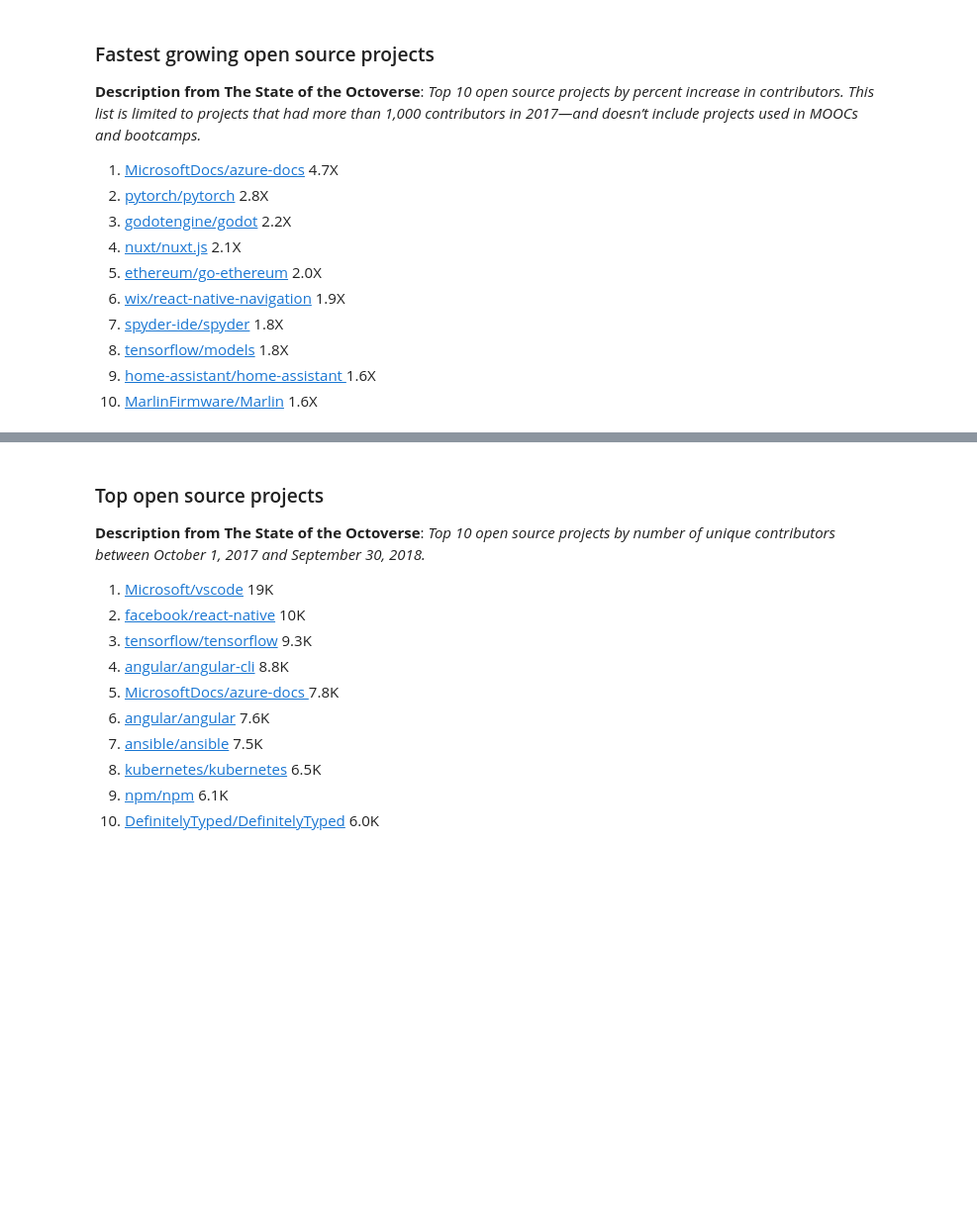
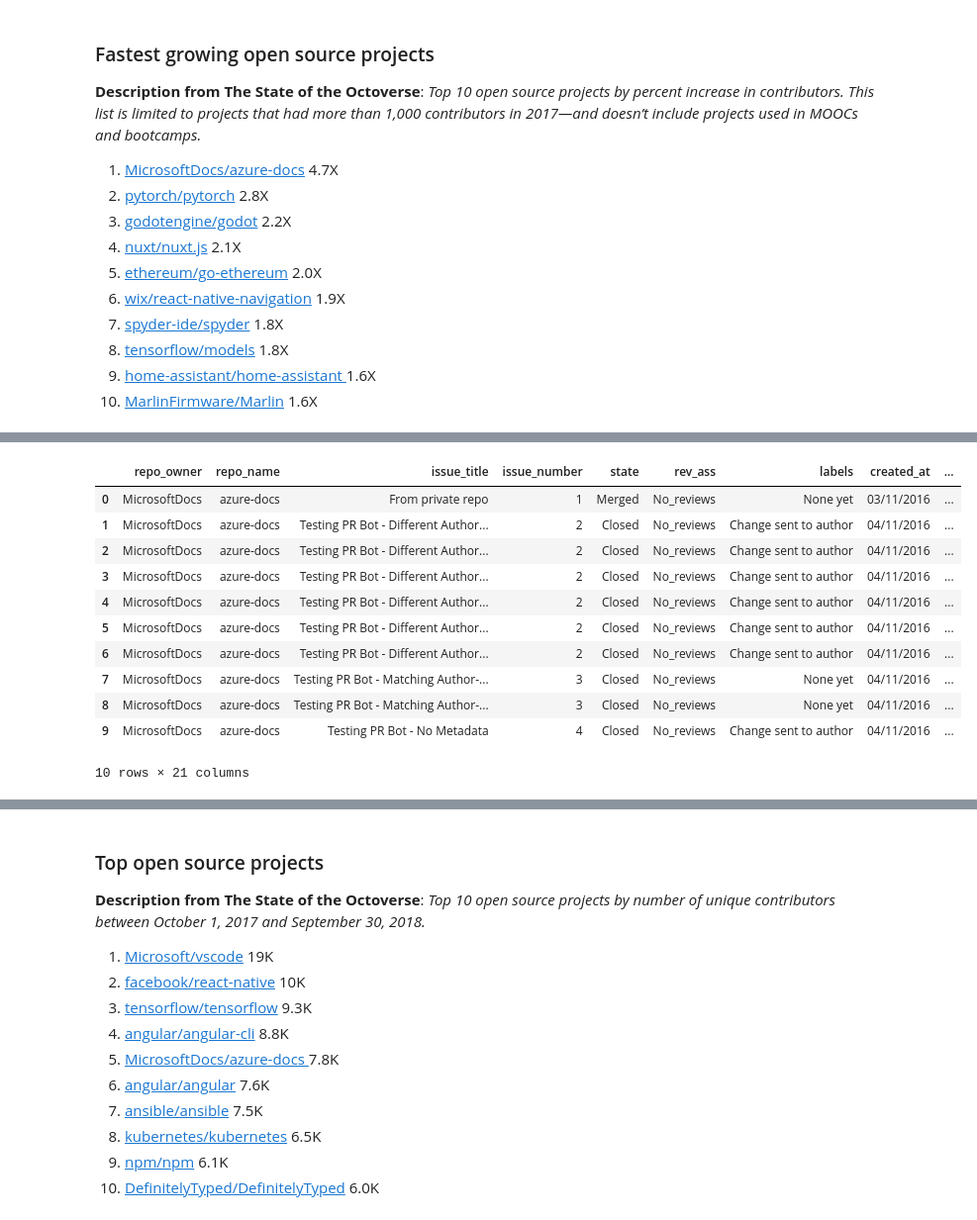
Before and after one commit to actuallyykatie/github-research, a Jupyter notebook: notebooks/preprocessing.ipynb, the cells around one changed output, grey strips where cells are left out. Shown at 99% size. Cells and saved outputs as stored; diff of their text form; code cells hidden in the pictures; blank space fills up the shorter version.

```diff
--- a/notebooks/preprocessing.ipynb
+++ b/notebooks/preprocessing.ipynb
@@ -459,3 +473,18 @@ Wall time: 25.6 s
+# %%
+msaz_c.head(10)
+# %% [output]
+|  | repo_owner | repo_name | issue_title | issue_number | state | rev_ass | labels | created_at | ... |
+| 0 | MicrosoftDocs | azure-docs | From private repo | 1 | Merged | No_reviews | None yet | 03/11/2016 | ... |
+| 1 | MicrosoftDocs | azure-docs | Testing PR Bot - Different Author... | 2 | Closed | No_reviews | Change sent to author | 04/11/2016 | ... |
+| 2 | MicrosoftDocs | azure-docs | Testing PR Bot - Different Author... | 2 | Closed | No_reviews | Change sent to author | 04/11/2016 | ... |
+| 3 | MicrosoftDocs | azure-docs | Testing PR Bot - Different Author... | 2 | Closed | No_reviews | Change sent to author | 04/11/2016 | ... |
+| 4 | MicrosoftDocs | azure-docs | Testing PR Bot - Different Author... | 2 | Closed | No_reviews | Change sent to author | 04/11/2016 | ... |
+| 5 | MicrosoftDocs | azure-docs | Testing PR Bot - Different Author... | 2 | Closed | No_reviews | Change sent to author | 04/11/2016 | ... |
+| 6 | MicrosoftDocs | azure-docs | Testing PR Bot - Different Author... | 2 | Closed | No_reviews | Change sent to author | 04/11/2016 | ... |
+| 7 | MicrosoftDocs | azure-docs | Testing PR Bot - Matching Author-... | 3 | Closed | No_reviews | None yet | 04/11/2016 | ... |
+| 8 | MicrosoftDocs | azure-docs | Testing PR Bot - Matching Author-... | 3 | Closed | No_reviews | None yet | 04/11/2016 | ... |
+| 9 | MicrosoftDocs | azure-docs | Testing PR Bot - No Metadata | 4 | Closed | No_reviews | Change sent to author | 04/11/2016 | ... |
+10 rows × 21 columns
 # %%
 %%time
 ptrch_c = clean_data(ptrch)
```
Also changed, not shown: parts of 26 cells of this notebook.
